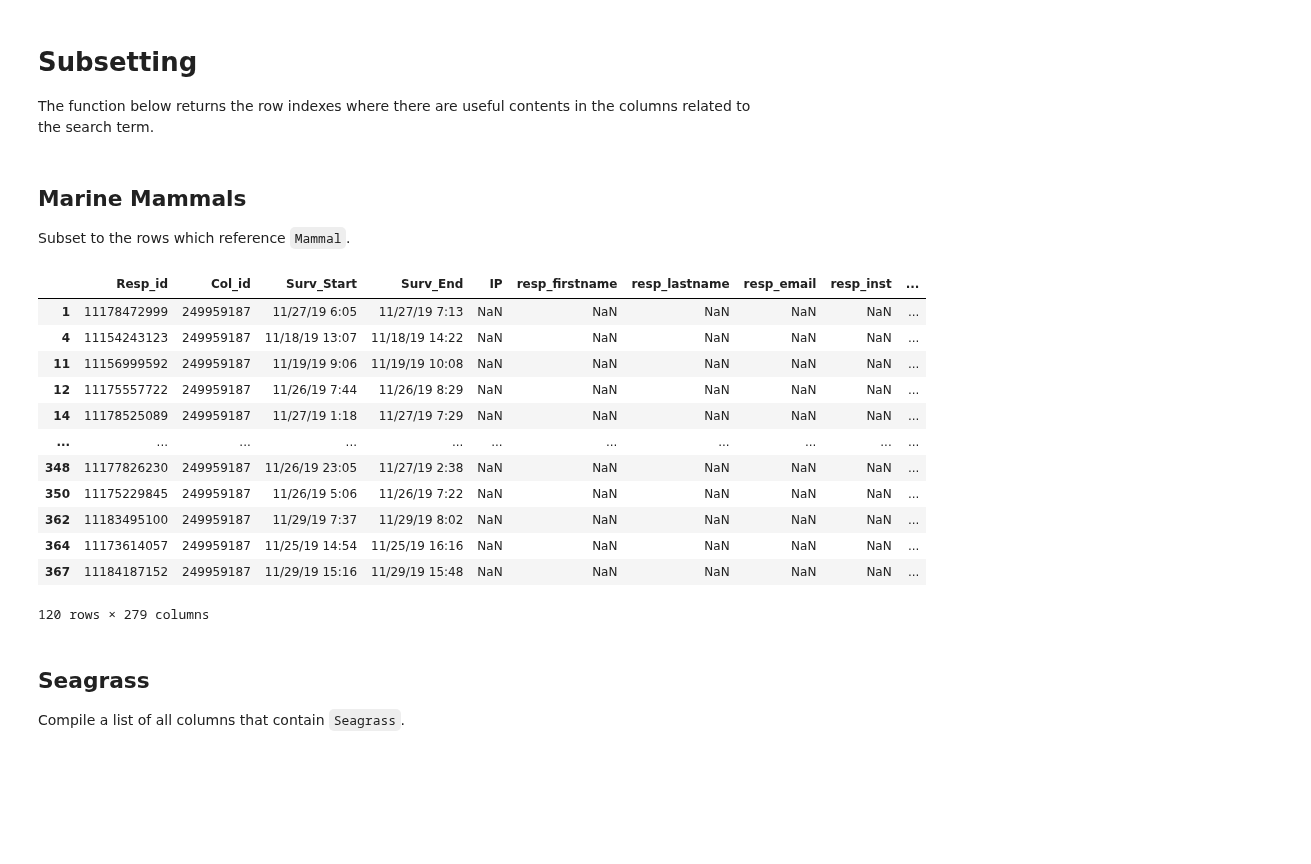
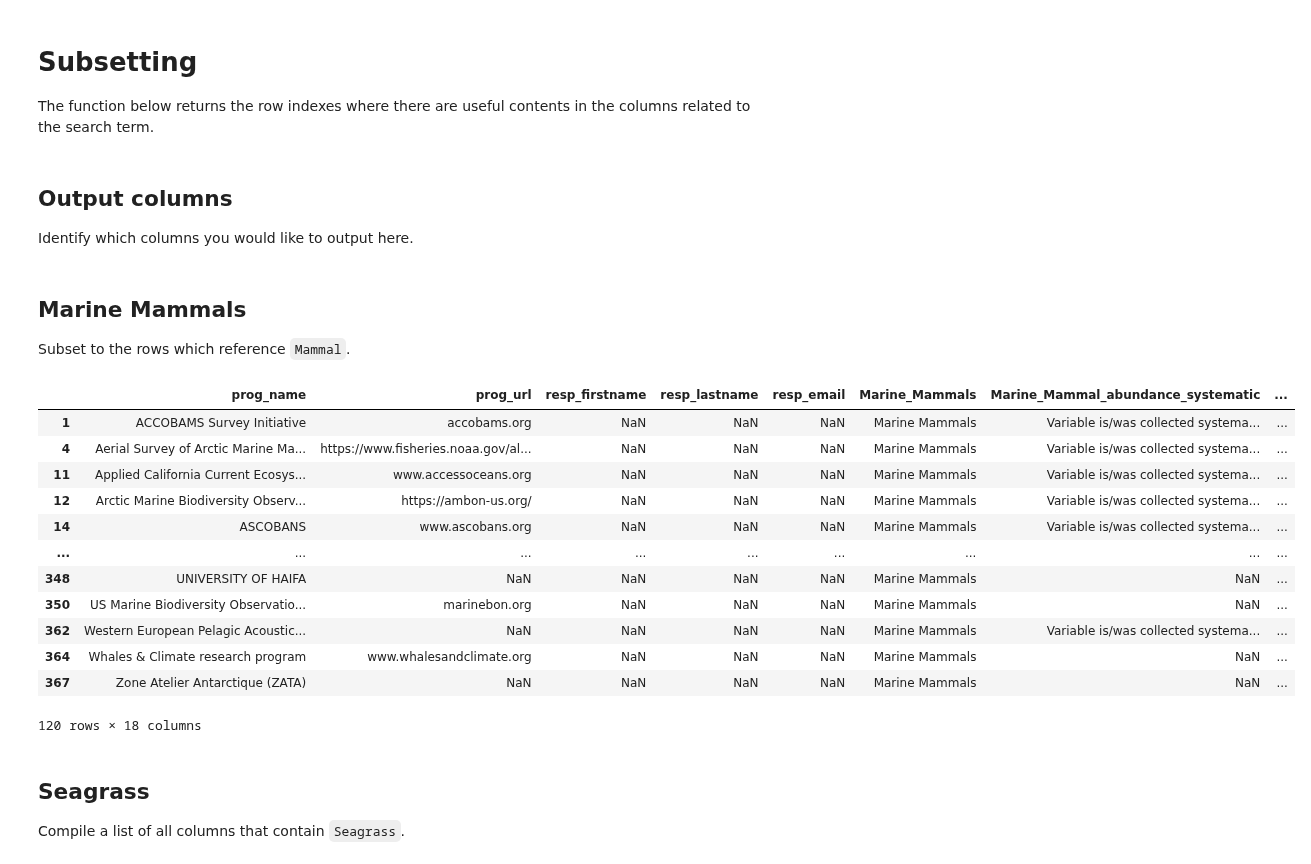
Before and after one commit to MathewBiddle/sandbox, a Jupyter notebook: notebooks/Read_Satterthwaite2021_results.ipynb, the cells around one changed output. Drawn from its saved outputs; the diff is of its cells as text; code cells hidden in the pictures; blank space fills up the shorter version.

```diff
--- a/notebooks/Read_Satterthwaite2021_results.ipynb
+++ b/notebooks/Read_Satterthwaite2021_results.ipynb
@@ -69,32 +69,41 @@ def idx_regexp(df_in: pd.DataFrame, term: str):
   # drop rows where _notpart exists
   df_out = df_nona.drop(index=df_notpart.index, axis=0)
 
-  return df_out.index
+  return df_out.index, df.columns.tolist()
+# %% [markdown]
+## Output columns
+Identify which columns you would like to output here.
+# %%
+extra_cols = ['prog_name','prog_url','resp_firstname','resp_lastname','resp_email']
+
+#cols = extra_cols + marine_mammals_cols
 # %% [markdown]
 ## Marine Mammals
 
 Subset to the rows which reference `Mammal`.
 # %%
-idx = idx_regexp(df, 'Mammal')
+idx, cols = idx_regexp(df, 'Mammal')
 
 df_mammals = df.iloc[idx]
 
-df_mammals.to_csv('marine_mammals_response.csv')
-df_mammals
+cols = extra_cols + cols
+
+df_mammals[cols].to_csv('marine_mammals_response.csv')
+df_mammals[cols]
 # %% [output]
-|  | Resp_id | Col_id | Surv_Start | Surv_End | IP | resp_firstname | resp_lastname | resp_email | resp_inst | ... |
-| 1 | 11178472999 | 249959187 | 11/27/19 6:05 | 11/27/19 7:13 | NaN | NaN | NaN | NaN | NaN | ... |
-| 4 | 11154243123 | 249959187 | 11/18/19 13:07 | 11/18/19 14:22 | NaN | NaN | NaN | NaN | NaN | ... |
-| 11 | 11156999592 | 249959187 | 11/19/19 9:06 | 11/19/19 10:08 | NaN | NaN | NaN | NaN | NaN | ... |
-| 12 | 11175557722 | 249959187 | 11/26/19 7:44 | 11/26/19 8:29 | NaN | NaN | NaN | NaN | NaN | ... |
-| 14 | 11178525089 | 249959187 | 11/27/19 1:18 | 11/27/19 7:29 | NaN | NaN | NaN | NaN | NaN | ... |
-| ... | ... | ... | ... | ... | ... | ... | ... | ... | ... | ... |
-| 348 | 11177826230 | 249959187 | 11/26/19 23:05 | 11/27/19 2:38 | NaN | NaN | NaN | NaN | NaN | ... |
-| 350 | 11175229845 | 249959187 | 11/26/19 5:06 | 11/26/19 7:22 | NaN | NaN | NaN | NaN | NaN | ... |
-| 362 | 11183495100 | 249959187 | 11/29/19 7:37 | 11/29/19 8:02 | NaN | NaN | NaN | NaN | NaN | ... |
-| 364 | 11173614057 | 249959187 | 11/25/19 14:54 | 11/25/19 16:16 | NaN | NaN | NaN | NaN | NaN | ... |
-| 367 | 11184187152 | 249959187 | 11/29/19 15:16 | 11/29/19 15:48 | NaN | NaN | NaN | NaN | NaN | ... |
+|  | prog_name | prog_url | resp_firstname | resp_lastname | resp_email | Marine_Mammals | Marine_Mammal_abundance_systematic | ... |
+| 1 | ACCOBAMS Survey Initiative | accobams.org | NaN | NaN | NaN | Marine Mammals | Variable is/was collected systema... | ... |
+| 4 | Aerial Survey of Arctic Marine Ma... | https://www.fisheries.noaa.gov/al... | NaN | NaN | NaN | Marine Mammals | Variable is/was collected systema... | ... |
+| 11 | Applied California Current Ecosys... | www.accessoceans.org | NaN | NaN | NaN | Marine Mammals | Variable is/was collected systema... | ... |
+| 12 | Arctic Marine Biodiversity Observ... | https://ambon-us.org/ | NaN | NaN | NaN | Marine Mammals | Variable is/was collected systema... | ... |
+| 14 | ASCOBANS | www.ascobans.org | NaN | NaN | NaN | Marine Mammals | Variable is/was collected systema... | ... |
+| ... | ... | ... | ... | ... | ... | ... | ... | ... |
+| 348 | UNIVERSITY OF HAIFA | NaN | NaN | NaN | NaN | Marine Mammals | NaN | ... |
+| 350 | US Marine Biodiversity Observatio... | marinebon.org | NaN | NaN | NaN | Marine Mammals | NaN | ... |
+| 362 | Western European Pelagic Acoustic... | NaN | NaN | NaN | NaN | Marine Mammals | Variable is/was collected systema... | ... |
+| 364 | Whales & Climate research program | www.whalesandclimate.org | NaN | NaN | NaN | Marine Mammals | NaN | ... |
+| 367 | Zone Atelier Antarctique (ZATA) | NaN | NaN | NaN | NaN | Marine Mammals | NaN | ... |
-120 rows × 279 columns
+120 rows × 18 columns
 # %% [markdown]
 ## Seagrass
 Compile a list of all columns that contain `Seagrass`.
```
Also changed, not shown: parts of 2 cells of this notebook.
